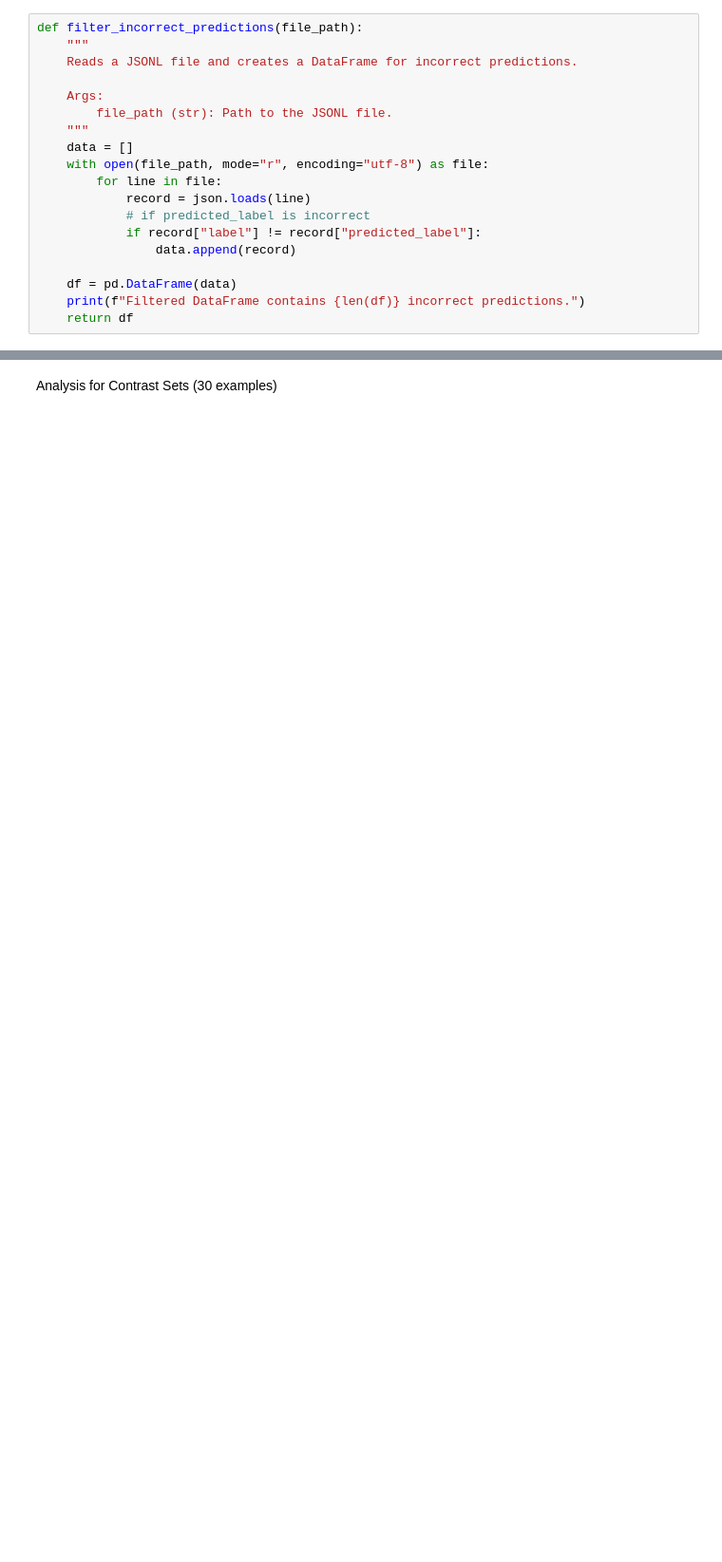
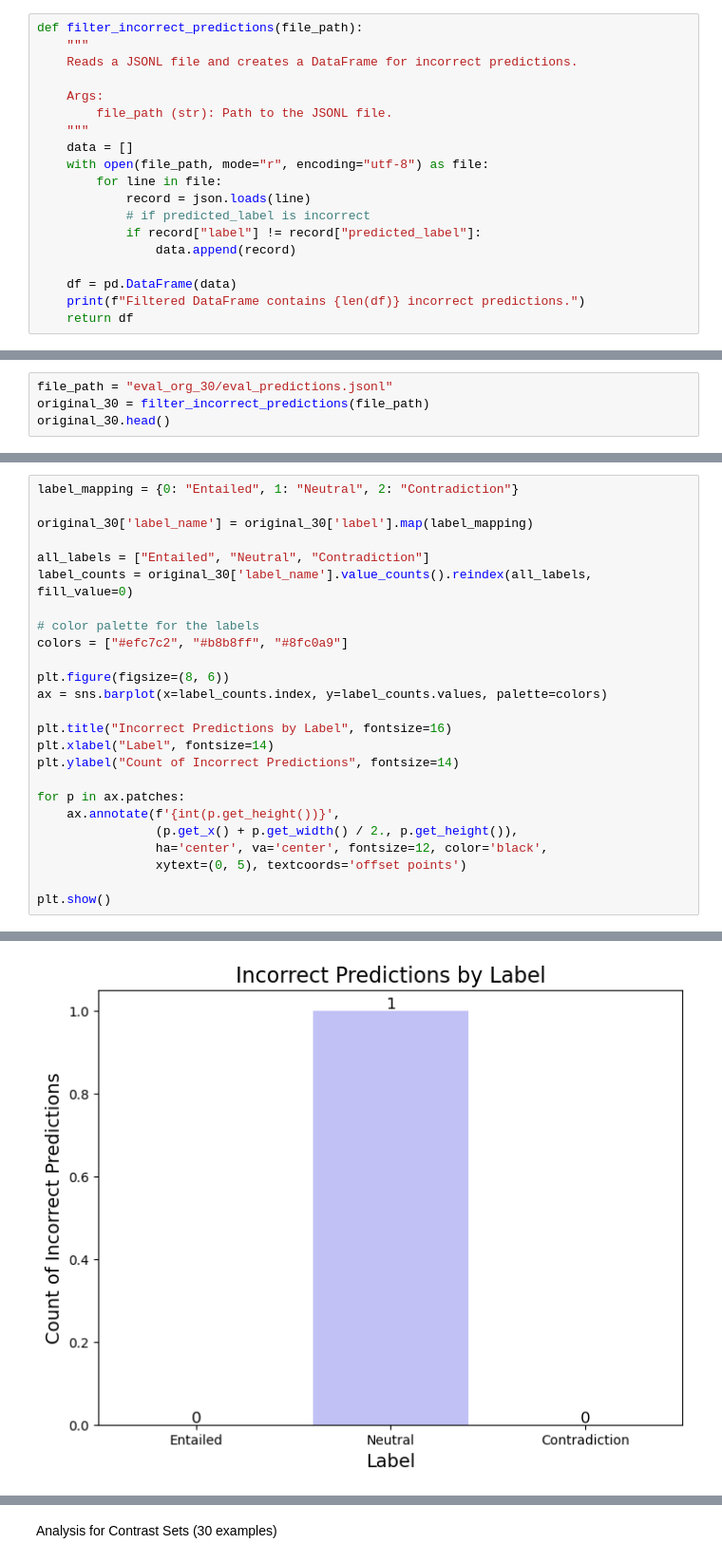
Before and after one commit to NightShadeugh/fp-dataset-artifacts, a Jupyter notebook: incorrect_pred.ipynb, the cells around one changed output, grey strips where cells are left out. Shown at 95% size. Cells and saved outputs as stored; diff of their text form; blank space fills up the shorter version.

Commit message:
Update incorrect_pred.ipynb
graphsssssss

```diff
--- a/incorrect_pred.ipynb
+++ b/incorrect_pred.ipynb
@@ -22,0 +27,4 @@ def filter_incorrect_predictions(file_path):
+# %%
+file_path = "eval_org_30/eval_predictions.jsonl"
+original_30 = filter_incorrect_predictions(file_path)
+original_30.head()
@@ -22,0 +37,26 @@ def filter_incorrect_predictions(file_path):
+# %%
+label_mapping = {0: "Entailed", 1: "Neutral", 2: "Contradiction"}
+
+original_30['label_name'] = original_30['label'].map(label_mapping)
+
+all_labels = ["Entailed", "Neutral", "Contradiction"]
+label_counts = original_30['label_name'].value_counts().reindex(all_labels, fill_value=0)
+
+# color palette for the labels
+colors = ["#efc7c2", "#b8b8ff", "#8fc0a9"]
+
+plt.figure(figsize=(8, 6))
+ax = sns.barplot(x=label_counts.index, y=label_counts.values, palette=colors)
+
+plt.title("Incorrect Predictions by Label", fontsize=16)
+plt.xlabel("Label", fontsize=14)
+plt.ylabel("Count of Incorrect Predictions", fontsize=14)
+
+for p in ax.patches:
+    ax.annotate(f'{int(p.get_height())}',
+                (p.get_x() + p.get_width() / 2., p.get_height()),
+                ha='center', va='center', fontsize=12, color='black',
+                xytext=(0, 5), textcoords='offset points')
+
+plt.show()
+# %% [output]
@@ -22,0 +66 @@ def filter_incorrect_predictions(file_path):
+[figure, added]
```
Also changed, not shown: parts of 22 cells of this notebook.
